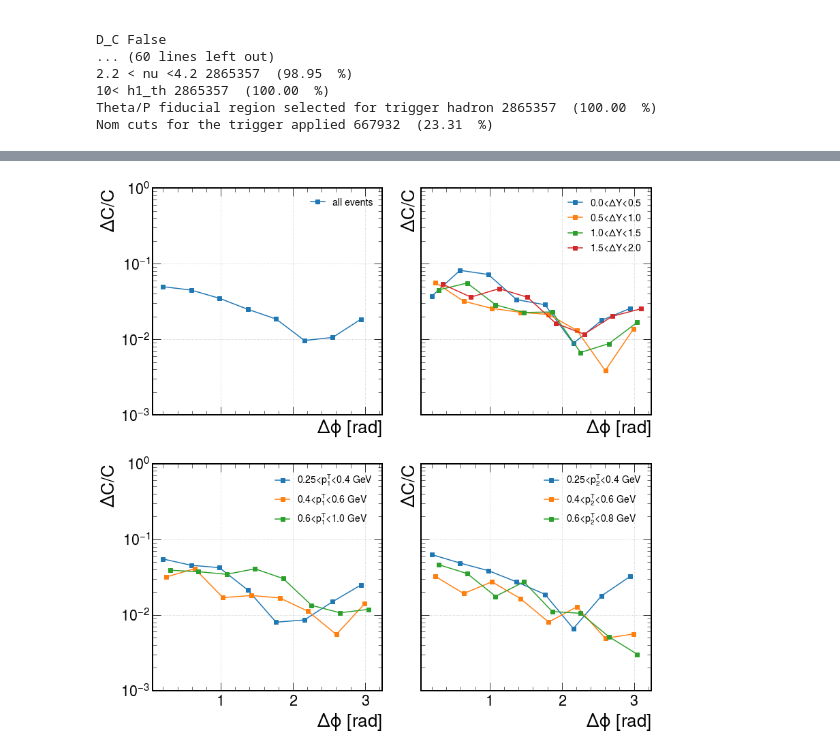
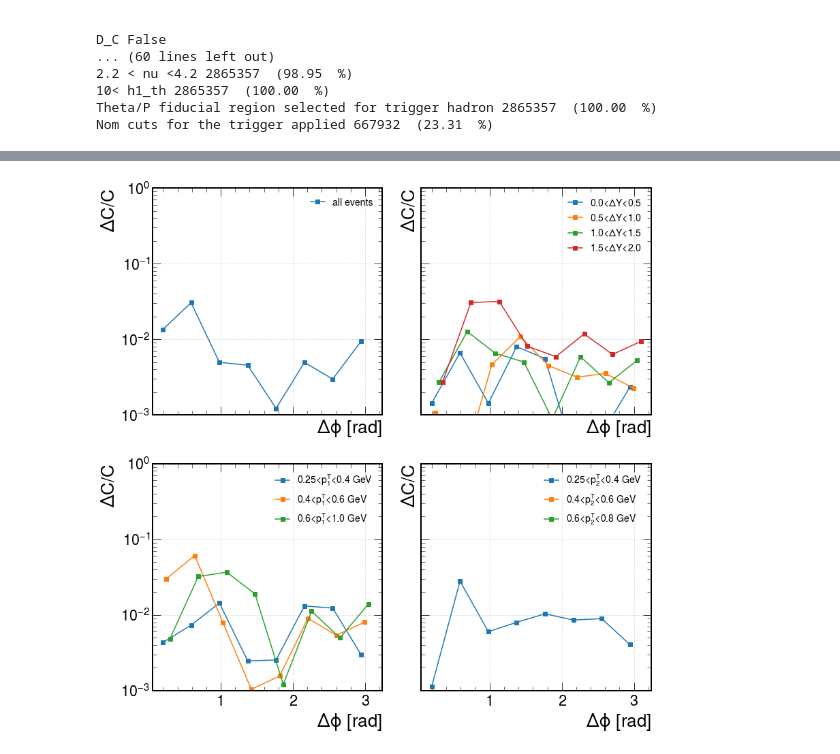
Before and after one commit to smoranvas/di-hadron, a Jupyter notebook: EventSelectionSystematics.ipynb, the cells around one changed output, grey strips where cells are left out. Saved outputs shown, nothing was run; the diff lists cells and outputs as text; code cells hidden in the pictures.

```diff
--- a/EventSelectionSystematics.ipynb
+++ b/EventSelectionSystematics.ipynb
@@ -292,7 +265,7 @@ def get_values(slicevar='drap', slicevartex='\Delta Y', slicebins=(-1,0,1,2,3),
     sliceinfo={}
 
     #guess for the systematic errors from sources not inves
-    systPct=3
+    systPct=0
     pid=211
 
     for k in range(len(slicebins)-1):
@@ -337,7 +310,7 @@ def get_values(slicevar='drap', slicevartex='\Delta Y', slicebins=(-1,0,1,2,3),
                 q = "h2_z>0.05 and h1_z>0.5"
             N2mix, x = np.histogram(dfs_mixed["D" if usePRLcuts else A].query(q)['dphi'], bins=bins)
 
-            M_alt = mix_corr_alt(dfs_mixed[A].query(q))
+            #M_alt = mix_corr_alt(dfs_mixed[A].query(q))
 
             qtrig = f"h1_pid=={pid} and  h1_cm_pt > {pT1min}"
             if usePRLcuts:
@@ -360,8 +333,8 @@ def get_values(slicevar='drap', slicevartex='\Delta Y', slicebins=(-1,0,1,2,3),
             M_err = np.sqrt(np.mean((M-1)**2))/2
             #print((A,pid,k),"estimated syst error from event mixing",  M_err)
 
-            C = S/M
-            dCstat = dSstat/M
+            C = S
+            dCstat = dSstat
 
 
 
@@ -387,7 +360,7 @@ def get_values(slicevar='drap', slicevartex='\Delta Y', slicebins=(-1,0,1,2,3),
                                             phi=x,phi_low=bins[:-1], phi_up=bins[1:],
                                                 S=S, M=M, dSstat=dSstat, dMstat=dMstat,
                                                 R=R_data,
-                                                dRstat=dR_data_stat, M_alt=M_alt))
+                                                dRstat=dR_data_stat))
             if "D_" in A:
                 continue
 
@@ -601,7 +574,7 @@ for key in "all", "dY", "pT1", "pT2":
             avgdiff=sumdiffs/N
             dct[varname]=avgdiff
             sumsq+=avgdiff**2
-        dct["tot"]=np.sqrt(sumsq/len(dct))
+        dct["tot"]=np.sqrt(sumsq)
         all_bins+=list(dct["tot"])
         print(key, i, dct['tot'])
         cut_syst_table[key].append(pd.DataFrame(dct))
@@ -646,7 +681,7 @@ for key in "all", "dY", "pT1", "pT2":
             avgdiff=sumdiffs/N
             dct[varname]=avgdiff
             sumsq+=avgdiff**2
-        dct["tot"]=np.sqrt(sumsq/len(dct))
+        dct["tot"]=np.sqrt(sumsq)
         print(key, i, dct['tot'], dct['tot']*d[(varname, key, "width")][i][a])
         cut_syst_table_widths[key].append(dct)
 
@@ -704,44 +739,45 @@ import pickle
 #help(pickle)
 with open("syst_from_cuts.pkl", "rb") as f:
     cut_syst_table=pickle.load(f)
+for contribution in cut_syst_table["all"][0].columns:
+    print(contribution)
+    #print(cut_syst_table)
+    keys = "all dY pT1 pT2".split()
 
-#print(cut_syst_table)
-keys = "all dY pT1 pT2".split()
-
-j = 0
-fig, axs=plt.subplots(2,2, figsize=(12, 12), sharex = True, sharey=True)
+    j = 0
+    fig, axs=plt.subplots(2,2, figsize=(12, 12), sharex = True, sharey=True)
 
 
-labels = "all events;0.0<$\Delta Y$<0.5;0.5<$\Delta Y$<1.0;1.0<$\Delta Y$<1.5;1.5<$\Delta Y$<2.0;"
-labels+= "0.25<$p^T_1$<0.4 GeV;0.4<$p^T_1$<0.6 GeV;0.6<$p^T_1$<1.0 GeV;"
-labels+= "0.25<$p^T_2$<0.4 GeV;0.4<$p^T_2$<0.6 GeV;0.6<$p^T_2$<0.8 GeV"
-labels= labels.split(";")
+    labels = "all events;0.0<$\Delta Y$<0.5;0.5<$\Delta Y$<1.0;1.0<$\Delta Y$<1.5;1.5<$\Delta Y$<2.0;"
+    labels+= "0.25<$p^T_1$<0.4 GeV;0.4<$p^T_1$<0.6 GeV;0.6<$p^T_1$<1.0 GeV;"
+    labels+= "0.25<$p^T_2$<0.4 GeV;0.4<$p^T_2$<0.6 GeV;0.6<$p^T_2$<0.8 GeV"
+    labels= labels.split(";")
 
-shift=0
+    shift=0
 
-k=0
-for i, label in enumerate(labels):
-    plt.sca(axs[j//2][j%2])
+    k=0
+    for i, label in enumerate(labels):
+        plt.sca(axs[j//2][j%2])
 
-    #n=n+0.5*(n==0)
-    x= np.linspace(0, np.pi, 9)
-    x= (x[1:]+x[:-1])/2+shift
-    y=cut_syst_table[keys[j]][k].tot
-    plt.errorbar(x, y, label=label, marker='s')
+        #n=n+0.5*(n==0)
+        x= np.linspace(0, np.pi, 9)
+        x= (x[1:]+x[:-1])/2+shift
+        y=np.abs(cut_syst_table[keys[j]][k][contribution])
+        plt.errorbar(x, y, label=label, marker='s')
 
-    if i in (0, 4, 7, 10):
-        plt.xlabel("$\Delta\phi$ [rad]")
-        plt.ylabel("$\Delta C/C$")
-        plt.legend(fontsize=14)
-        plt.yscale('log')
-        plt.grid()
-        plt.ylim(1e-3, 1)
-        shift=0
-        j+=1
-        k=0
-    else:
-        shift +=0.05
-        k+=1
-plt.tight_layout()
-plt.show()
+        if i in (0, 4, 7, 10):
+            plt.xlabel("$\Delta\phi$ [rad]")
+            plt.ylabel("$\Delta C/C$")
+            plt.legend(fontsize=14)
+            plt.yscale('log')
+            plt.grid()
+            plt.ylim(1e-3, 1)
+            shift=0
+            j+=1
+            k=0
+        else:
+            shift +=0.05
+            k+=1
+    plt.tight_layout()
+    plt.show()
 # %% [output]
@@ -748 +785 @@ plt.show()
-[figure, old version]
+[figure, new version]
```
Also changed, not shown: parts of 11 cells of this notebook, 3 other files.
